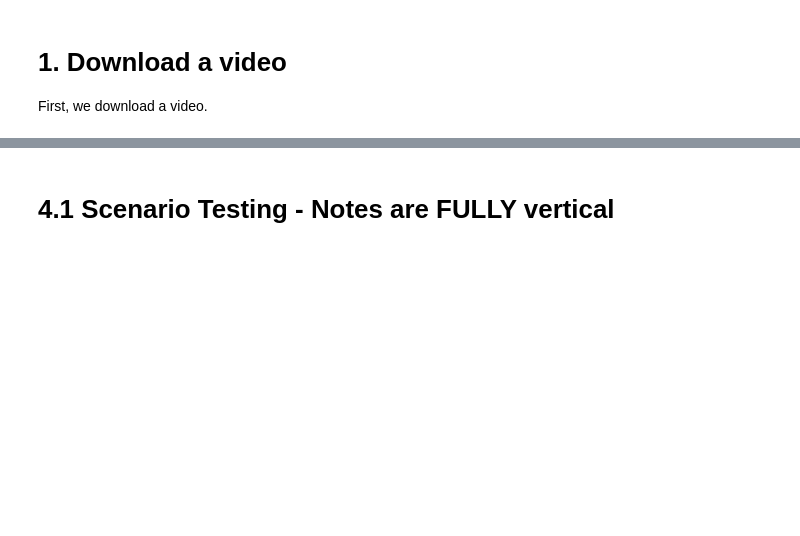
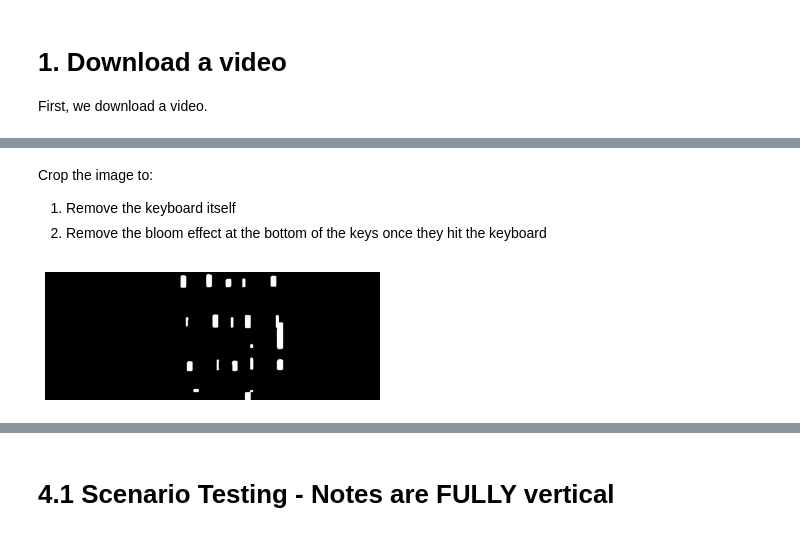
Before and after one commit to cooldecola/piano2sheet, a Jupyter notebook: src/testing/brian/brian's testing corner.ipynb, the cells around one changed output, grey strips where cells are left out. Saved outputs shown, nothing was run; the diff lists cells and outputs as text; code cells hidden in the pictures; blank space fills up the shorter version.

```diff
--- a/src/testing/brian/brian's testing corner.ipynb
+++ b/src/testing/brian/brian's testing corner.ipynb
@@ -66,6 +70,10 @@ def displayCentroid(key_list, img):
         cv2.waitKey(0)
 
     cv2.destroyAllWindows()
+
+def thresholdImage(grayscale_image, th1 = 90, th2 = 150, thresh_type = cv2.THRESH_BINARY):
+    _, threshed_img = cv2.threshold(grayscale_image, th1, th2, thresh_type)
+    return threshed_img
 # %% [markdown]
 Detect keys, given a binarized image.
 # %%
@@ -578,0 +631,12 @@ note, index = getKeyPressed(full_key_list, 999)
+# %%
+videoProcessor = VideoProcessor(pathToVideo = root + "videos\\video_to_process*")
+videoProcessor.calcKeyboardPosition()
+keyboard = videoProcessor.getKeyboard()
+black_key_width, white_key_width = keyboard.getMedianKeyWidth()
+keyboard_array = keyboard.getKeys()
+
+
+plt.figure(figsize=(10,10))
+plt.imshow(keyboard.getThresholdedKeyboard())
+plt.axis('off')
+plt.show()
@@ -578,0 +667,18 @@ note, index = getKeyPressed(full_key_list, 999)
+# %% [markdown]
+Crop the image to:
+1. Remove the keyboard itself
+2. Remove the bloom effect at the bottom of the keys once they hit the keyboard
+# %%
+top_of_piano, bottom_of_piano = keyboard.getKeyboardRange()
+
+cropped_frame = frame[constant.KB_TOP_OFFSET:top_of_piano - constant.KB_BOTTOM_OFFSET] #Crop the top 20 pixels and bottom 50
+cropped_frame_gray = cv2.cvtColor(cropped_frame, cv2.COLOR_BGR2GRAY)
+
+blurred_frame = getBlurredImage(cropped_frame_gray)
+cropped_frame_thresh = thresholdImage(blurred_frame)
+
+plt.imshow(cropped_frame_thresh, cmap = "gray")
+plt.axis('off')
+plt.show()
+# %% [output]
+[figure, added]
```
Also changed, not shown: parts of 27 cells of this notebook, 1 other file.
